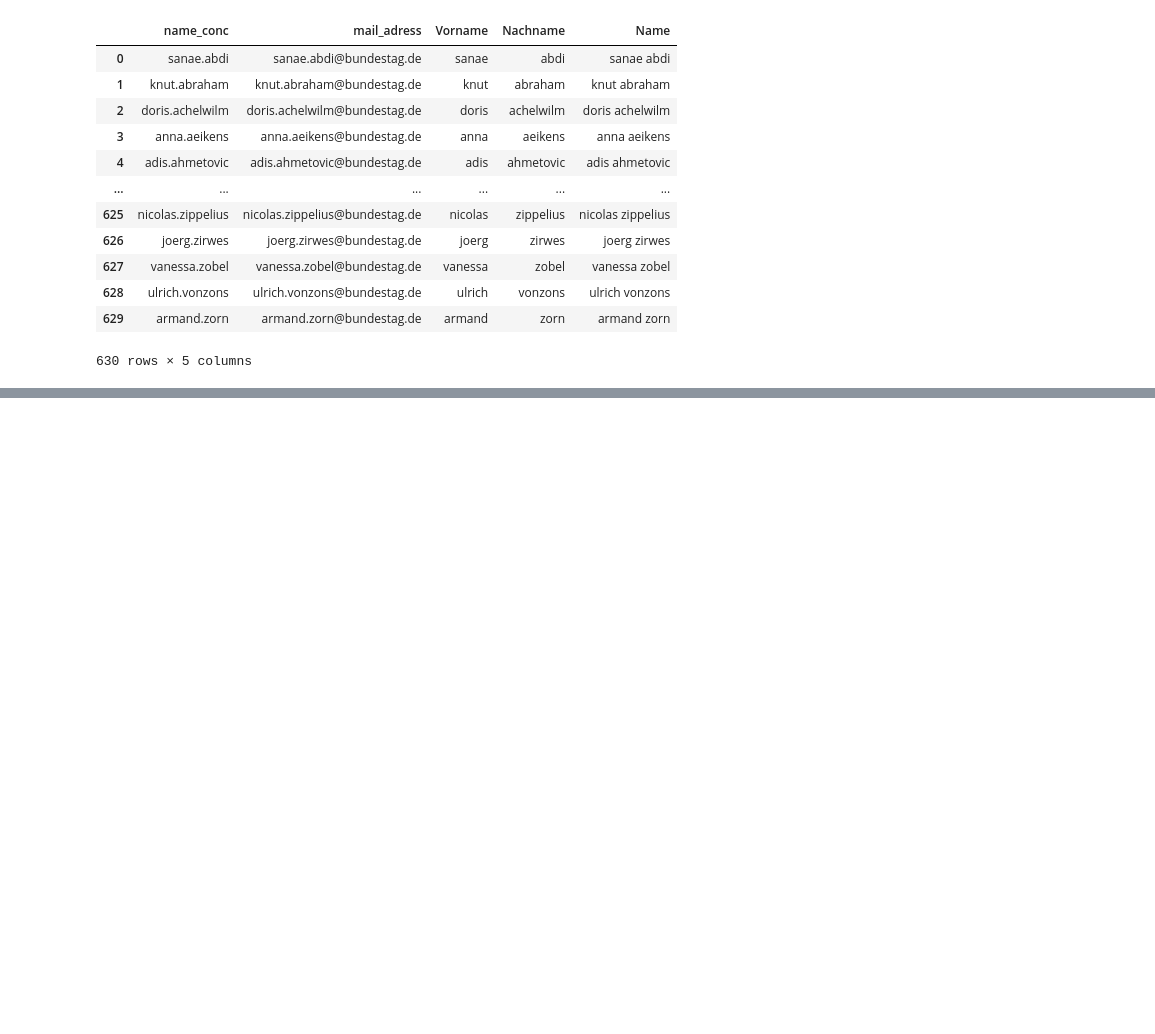
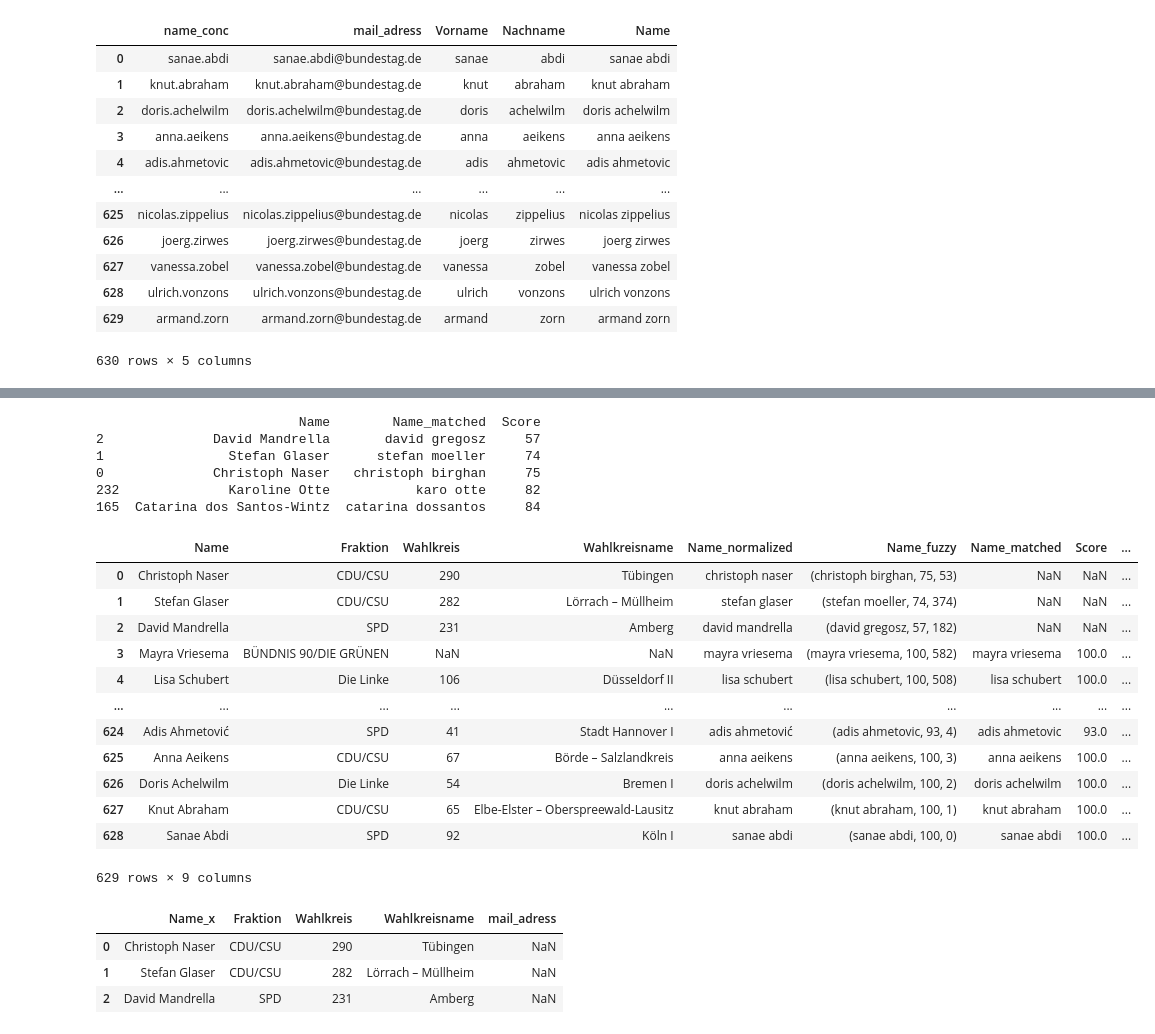
Before and after one commit to michaelgerloff/IchBinHanna_List_MdBs_Universities, a Jupyter notebook: Hanna.ipynb, the cells around one changed output, grey strips where cells are left out. Saved outputs shown, nothing was run; the diff lists cells and outputs as text; code cells hidden in the pictures; blank space fills up the shorter version.

Commit message:
Add MdB DataFrame construction with fuzzy name matching and email merge

```diff
--- a/Hanna.ipynb
+++ b/Hanna.ipynb
@@ -137,10 +55,0 @@ df_mail['Name_fuzzy'] = df_mail['Name'].apply(
-# %%
-# This part is optional. The scores of the fuzzy search are calculated and added to the DataFrame df_mail.
-ratios = []
-for i in df_mail.index:
-    ratios.append(fuzz.token_sort_ratio(df_mail['Name'][i], df_mail['Name_fuzzy'][i]))
-df_mail['Score'] = ratios
-# Check if there were mismatches. If there were mismatches of the reconstructed and true names, one would expect duplicated entries inm the Name_fuzzy column.
-df_mail[df_mail.duplicated(['Name_fuzzy'], keep=False)].sort_values(by=['Name_fuzzy', 'Score'])
-# Export df_mail as csv
-df_mail.to_csv('Output\Liste_MdB_Mail_Scores.csv')
@@ -209,0 +75,67 @@ data_name_party_adress_wkr.to_csv('Output\Liste_MdB_Name_Partei_Adresse_Wahlkrei
+# %%
+# Map German special characters to their ASCII equivalents for normalization
+special_char_map = {ord('ä'):'ae', ord('ü'):'ue', ord('ö'):'oe', ord('ß'):'ss'}
+
+def normalize_name(name):
+    # Lowercase, transliterate umlauts, and collapse compound name particles
+    # (von, van, taher) to match the format used in the email-derived names
+    x = name.lower().translate(special_char_map).replace('von ', 'von').replace('van ', 'van').replace('taher ', 'taher')
+    return x
+
+# Apply normalization to the Abgeordnetenwatch names before fuzzy matching
+mdb_wkr['Name_normalized'] = mdb_wkr['Name'].apply(normalize_name)
+
+# Fuzzy match normalized names against email-derived names using token_set_ratio,
+# which is robust to different word orders and extra tokens (e.g. middle names, titles)
+mdb_wkr['Name_fuzzy'] = mdb_wkr['Name_normalized'].apply(
+    lambda x: process.extractOne(x, df_mail['Name'],
+    scorer=fuzz.token_set_ratio)
+)
+
+# Split fuzzy match result tuple (matched name, score, index) into separate columns
+mdb_wkr[['Name_matched', 'Score', 'Index']] = pd.DataFrame(
+    mdb_wkr['Name_fuzzy'].tolist(), index=mdb_wkr.index
+)
+
+# Inspect the 5 worst matches to verify and determine an appropriate score cutoff
+print(mdb_wkr.nsmallest(5, 'Score')[['Name', 'Name_matched', 'Score']])
+# %% [output]
+                          Name        Name_matched  Score
+2              David Mandrella       david gregosz     57
+1                Stefan Glaser      stefan moeller     74
+0              Christoph Naser   christoph birghan     75
+232              Karoline Otte           karo otte     82
+165  Catarina dos Santos-Wintz  catarina dossantos     84
+# %%
+# Set score cutoff based on inspection of lowest matches above.
+# Matches below this threshold are considered incorrect and set to None.
+# MdBs without a match are likely missing from the email list (e.g. new members).
+SCORE_CUTOFF = 76
+mdb_wkr.loc[mdb_wkr['Score'] < SCORE_CUTOFF, ['Name_matched', 'Score', 'Index']] = None
+mdb_wkr
+# %% [output]
+|  | Name | Fraktion | Wahlkreis | Wahlkreisname | Name_normalized | Name_fuzzy | Name_matched | Score | ... |
+| 0 | Christoph Naser | CDU/CSU | 290 | Tübingen | christoph naser | (christoph birghan, 75, 53) | NaN | NaN | ... |
+| 1 | Stefan Glaser | CDU/CSU | 282 | Lörrach – Müllheim | stefan glaser | (stefan moeller, 74, 374) | NaN | NaN | ... |
+| 2 | David Mandrella | SPD | 231 | Amberg | david mandrella | (david gregosz, 57, 182) | NaN | NaN | ... |
+| 3 | Mayra Vriesema | BÜNDNIS 90/­DIE GRÜNEN | NaN | NaN | mayra vriesema | (mayra vriesema, 100, 582) | mayra vriesema | 100.0 | ... |
+| 4 | Lisa Schubert | Die Linke | 106 | Düsseldorf II | lisa schubert | (lisa schubert, 100, 508) | lisa schubert | 100.0 | ... |
+| ... | ... | ... | ... | ... | ... | ... | ... | ... | ... |
+| 624 | Adis Ahmetović | SPD | 41 | Stadt Hannover I | adis ahmetović | (adis ahmetovic, 93, 4) | adis ahmetovic | 93.0 | ... |
+| 625 | Anna Aeikens | CDU/CSU | 67 | Börde – Salzlandkreis | anna aeikens | (anna aeikens, 100, 3) | anna aeikens | 100.0 | ... |
+| 626 | Doris Achelwilm | Die Linke | 54 | Bremen I | doris achelwilm | (doris achelwilm, 100, 2) | doris achelwilm | 100.0 | ... |
+| 627 | Knut Abraham | CDU/CSU | 65 | Elbe-Elster – Oberspreewald-Lausitz | knut abraham | (knut abraham, 100, 1) | knut abraham | 100.0 | ... |
+| 628 | Sanae Abdi | SPD | 92 | Köln I | sanae abdi | (sanae abdi, 100, 0) | sanae abdi | 100.0 | ... |
+629 rows × 9 columns
+# %%
+# Merge mdb_wkr with df_mail on the fuzzy-matched name column, adding only the email address
+mdb_final = pd.merge(mdb_wkr, df_mail[['Name', 'mail_adress']], left_on='Name_matched', right_on='Name', how='left')
+# Drop intermediate columns from the fuzzy matching process
+mdb_final = mdb_final.drop(columns=['Name_normalized', 'Name_fuzzy', 'Name_matched', 'Score', 'Index', 'Name_y'])
+# Inspect MdBs without a matched email address — likely newly elected members not yet in the Kürschners Volkshandbuch
+mdb_final[mdb_final['mail_adress'].isna()]
+# %% [output]
+|  | Name_x | Fraktion | Wahlkreis | Wahlkreisname | mail_adress |
+| 0 | Christoph Naser | CDU/CSU | 290 | Tübingen | NaN |
+| 1 | Stefan Glaser | CDU/CSU | 282 | Lörrach – Müllheim | NaN |
+| 2 | David Mandrella | SPD | 231 | Amberg | NaN |
```
Also changed, not shown: parts of 13 cells of this notebook, 1 other file.
